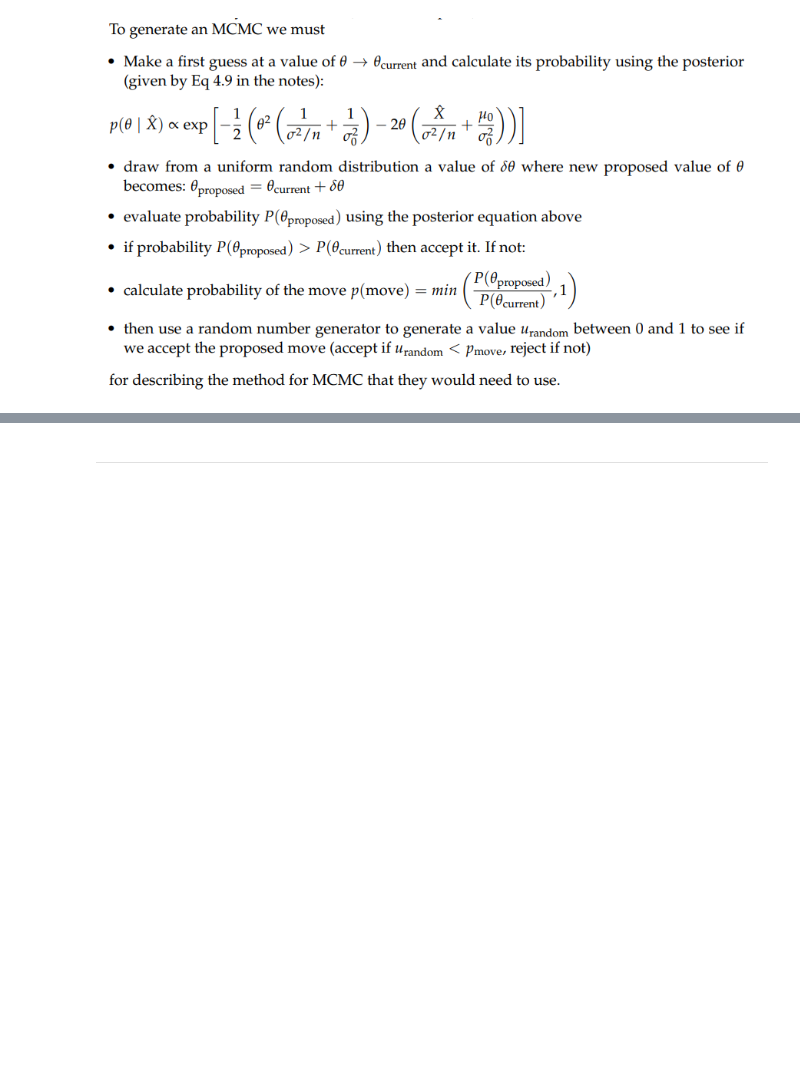
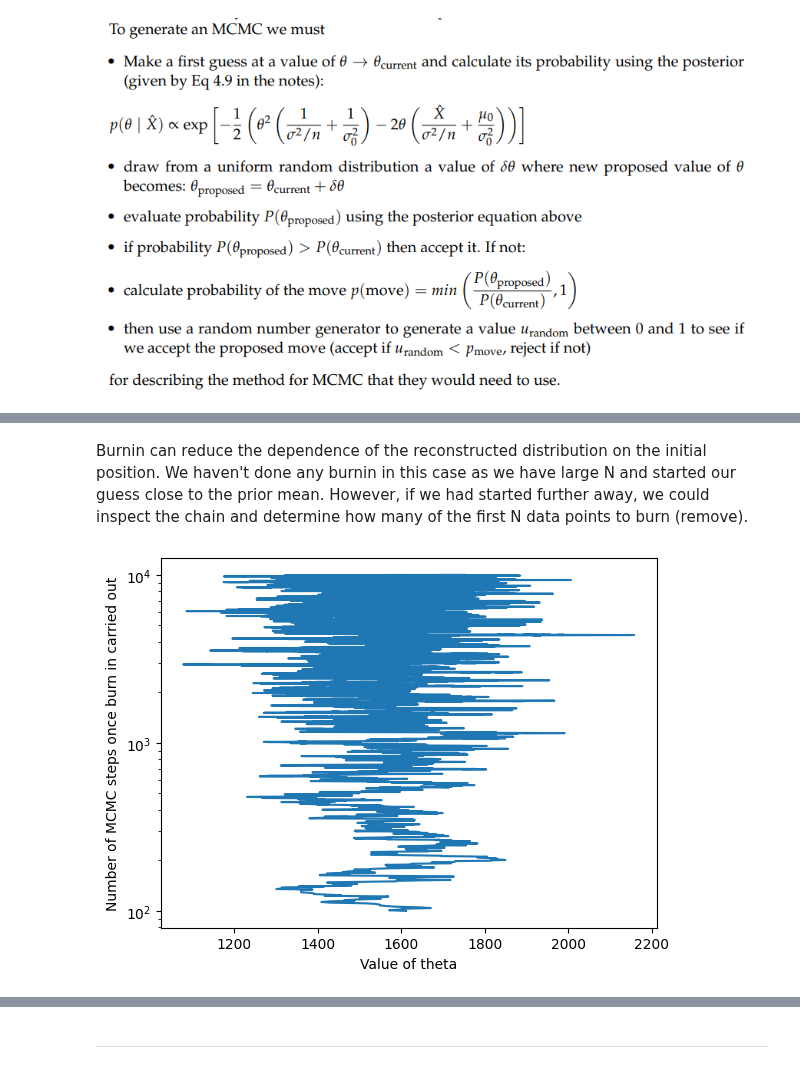
Before and after one commit to Clarke-Henshaw-Miles/extra, a Jupyter notebook: DATA SCIENCE/Chapter7Attempt.ipynb, the cells around one changed output, grey strips where cells are left out. Saved outputs shown, nothing was run; the diff lists cells and outputs as text; code cells hidden in the pictures; blank space fills up the shorter version.

```diff
--- a/DATA SCIENCE/Chapter7Attempt.ipynb
+++ b/DATA SCIENCE/Chapter7Attempt.ipynb
@@ -107,0 +143,11 @@ plt.show()
+# %% [markdown]
+Burnin can reduce the dependence of the reconstructed distribution on the initial position. We haven't done any burnin in this case as we have large N and started our guess close to the prior mean. However, if we had started further away, we could inspect the chain and determine how many of the first N data points to burn (remove).
+# %%
+#generate walk for plotting after burning first 100 iterations
+burn = 100
+plt.semilogy(theta_current[burn:], x_mcmc[burn:])
+plt.xlabel('Value of theta')
+plt.ylabel('Number of MCMC steps once burn in carried out')
+plt.show()
+# %% [output]
+[figure, added]
```
Also changed, not shown: parts of 9 cells of this notebook.
